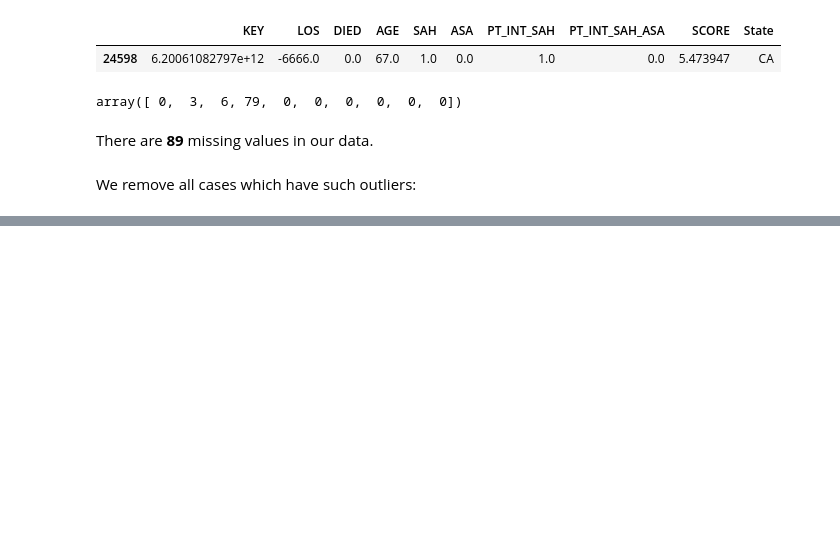
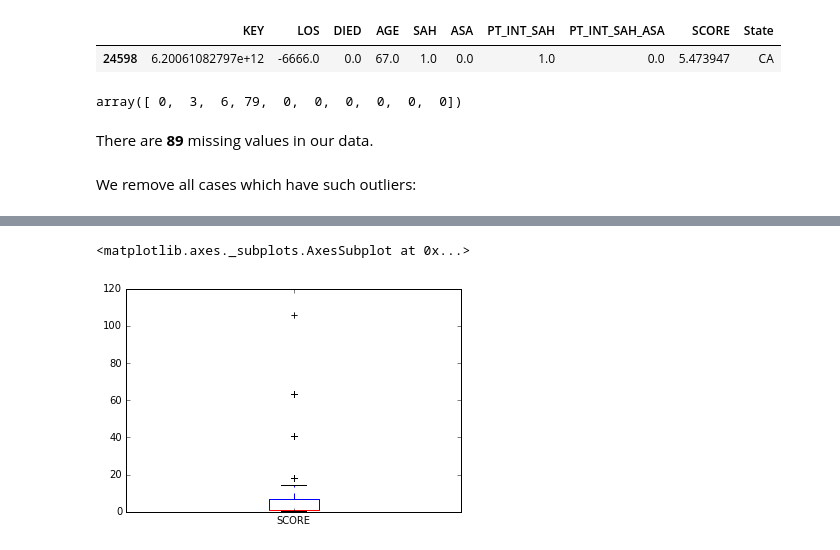
Before and after one commit to ysriram1/Loyola-SAH-Analysis, a Jupyter notebook: Initial Analysis.ipynb, the cells around one changed output, grey strips where cells are left out. Drawn from its saved outputs; the diff is of its cells as text; code cells hidden in the pictures; blank space fills up the shorter version.

```diff
--- a/Initial Analysis.ipynb
+++ b/Initial Analysis.ipynb
@@ -82,0 +121,6 @@ allStateData.to_csv('./allStateData.csv')
+# %%
+###ASA = 0
+allStateData[allStateData.ASA == 0.].SCORE.plot('box')
+# %% [output]
+<matplotlib.axes._subplots.AxesSubplot at 0x...>
+[figure, added]
```
Also changed, not shown: parts of 14 cells of this notebook.
